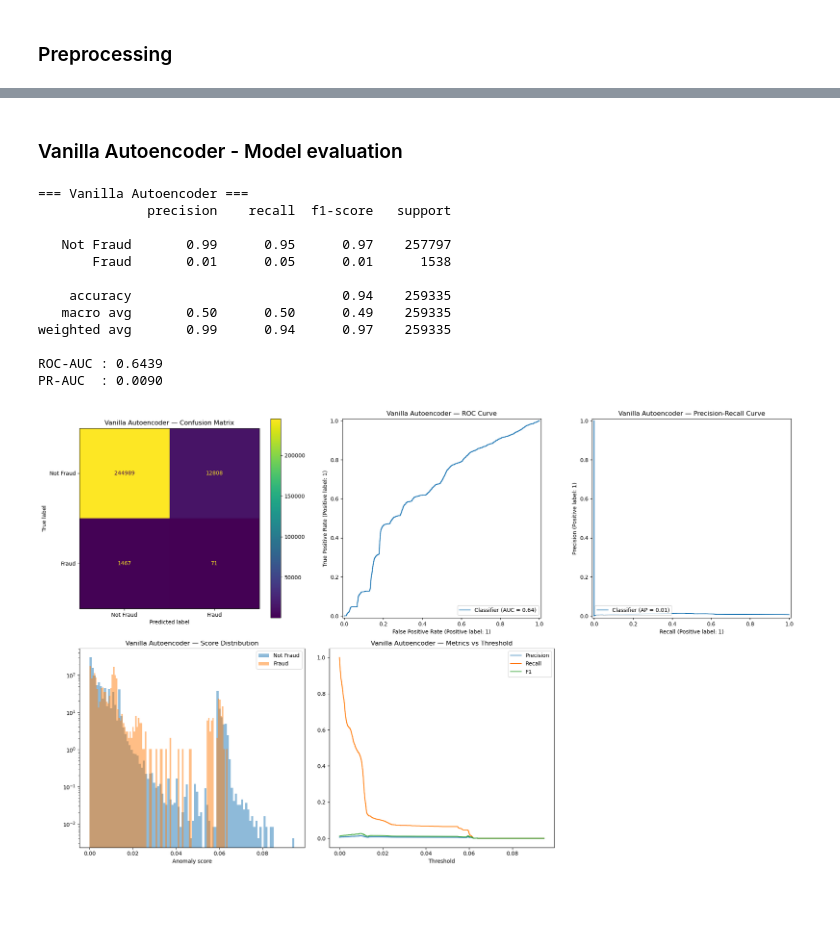
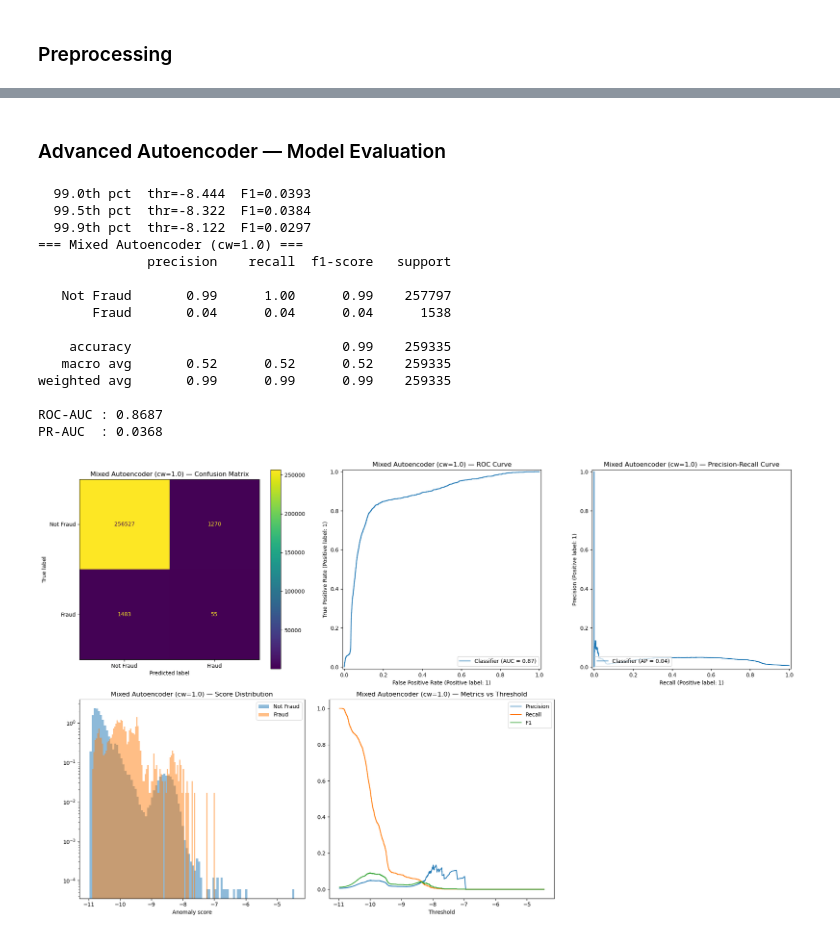
Before and after one commit to giorgiozoccatelli/Fraud-Detection, a Jupyter notebook: creditfraud.ipynb, the cells around one changed output, grey strips where cells are left out. Saved outputs shown, nothing was run; the diff lists cells and outputs as text; code cells hidden in the pictures; blank space fills up the shorter version.

```diff
--- a/creditfraud.ipynb
+++ b/creditfraud.ipynb
@@ -660,21 +664,18 @@ df_ae = df.copy()
 df_ae = df_ae.sort_values(['cc_num', 'unix_time'])
 
 df_ae['hours_since_last_trans'] = df_ae.groupby('cc_num')['unix_time'].diff() / 3600
-fill_value = df_ae['hours_since_last_trans'].median()
-df_ae['hours_since_last_trans'] = df_ae['hours_since_last_trans'].fillna(fill_value)
-
+df_ae['hours_since_last_trans'] = df_ae['hours_since_last_trans'].fillna(
+    df_ae['hours_since_last_trans'].median()
+)
 df_ae['hour'] = df_ae['trans_date_trans_time'].dt.hour
 
-df_ae['amt'] = np.log1p(df_ae['amt'])
-df_ae['hours_since_last_trans'] = np.log1p(df_ae['hours_since_last_trans'])
-
-cols_to_drop = ['trans_num', 'cc_num', 'first', 'last', 'gender',
-                'street', 'city', 'state', 'zip', 'lat', 'long',
-                'merch_lat', 'merch_long', 'city_pop', 'job',
-                'merchant', 'unix_time', 'dob', 'trans_date_trans_time']
-
-df_ae = df_ae.drop(columns=cols_to_drop)
-df_ae = df_ae.sort_index()
+cols_to_drop = [
+    'trans_num', 'cc_num', 'first', 'last', 'gender',
+    'street', 'city', 'state', 'zip', 'lat', 'long',
+    'merch_lat', 'merch_long', 'city_pop', 'job',
+    'unix_time', 'dob', 'trans_date_trans_time'
+]
+df_ae = df_ae.drop(columns=cols_to_drop).sort_index()
 # %% [markdown]
 ### Preprocessing
 # %%
@@ -759,28 +835,35 @@ plt.show()
 # %% [markdown]
-### Vanilla Autoencoder - Model evaluation
+### Advanced Autoencoder — Model Evaluation
 # %%
-model.eval()
-with torch.no_grad():
-    X_val_recon   = model(torch.Tensor(X_val_scaled)).numpy()
-    X_train_recon = model(torch.Tensor(X_train_normal_scaled)).numpy()
+scores_val          = compute_anomaly_scores(model_ae, X_val_num_t, X_val_cat_t, CONT_WEIGHT)
+scores_train_normal = compute_anomaly_scores(model_ae, X_tr_num_t, X_tr_cat_t, CONT_WEIGHT)
 
-recon_error_val   = np.mean((X_val_scaled   - X_val_recon)   ** 2, axis=1)
-recon_error_train = np.mean((X_train_normal_scaled - X_train_recon) ** 2, axis=1)
+for pct in [99.0, 99.5, 99.9]:
+    t  = threshold_from_normal_scores(scores_train_normal, pct)
+    f1 = f1_score(y_val_np, (scores_val >= t).astype(int), zero_division=0)
+    print(f"  {pct:.1f}th pct  thr={t:.3f}  F1={f1:.4f}")
 
-threshold = np.percentile(recon_error_train, 95)
+thr = threshold_from_normal_scores(scores_train_normal, percentile=99.5)
 
-evaluate_model(y_val_ae, recon_error_val, "Vanilla Autoencoder", threshold=threshold)
+evaluate_model(
+    y_val_np, scores_val,
+    f"Mixed Autoencoder (cw={CONT_WEIGHT})",
+    threshold=thr
+)
 # %% [output]
-=== Vanilla Autoencoder ===
+  99.0th pct  thr=-8.444  F1=0.0393
+  99.5th pct  thr=-8.322  F1=0.0384
+  99.9th pct  thr=-8.122  F1=0.0297
+=== Mixed Autoencoder (cw=1.0) ===
               precision    recall  f1-score   support
 
-   Not Fraud       0.99      0.95      0.97    257797
-       Fraud       0.01      0.05      0.01      1538
+   Not Fraud       0.99      1.00      0.99    257797
+       Fraud       0.04      0.04      0.04      1538
 
-    accuracy                           0.94    259335
-   macro avg       0.50      0.50      0.49    259335
-weighted avg       0.99      0.94      0.97    259335
+    accuracy                           0.99    259335
+   macro avg       0.52      0.52      0.52    259335
+weighted avg       0.99      0.99      0.99    259335
 
-ROC-AUC : 0.6439
-PR-AUC  : 0.0090
+ROC-AUC : 0.8687
+PR-AUC  : 0.0368
-[figure, old version]
+[figure, new version]
```
Also changed, not shown: parts of 9 cells of this notebook.
